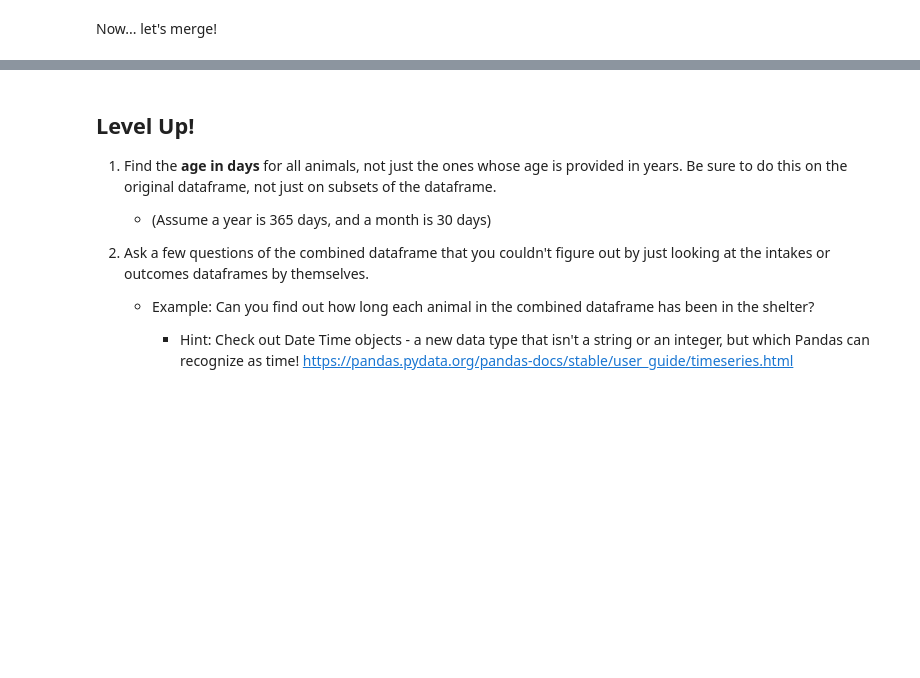
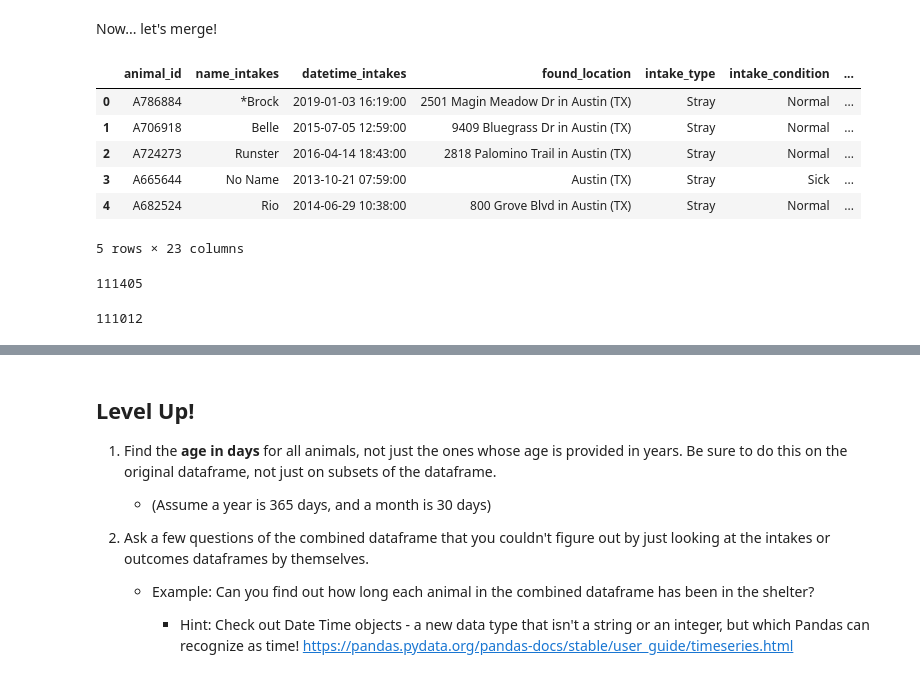
Before and after one commit to alexiskedo/Online-DS-PT-022221, a Jupyter notebook: Phase1/05-Pandas-Practice.ipynb, the cells around one changed output, grey strips where cells are left out. Drawn from its saved outputs; the diff is of its cells as text; code cells hidden in the pictures; blank space fills up the shorter version.

```diff
--- a/Phase1/05-Pandas-Practice.ipynb
+++ b/Phase1/05-Pandas-Practice.ipynb
@@ -384,6 +581,6 @@ Let's do some quick cleaning on our outcomes dataframe...
 # %%
 # Drop duplicate animal IDs, keeping only the 1st
 # Save this as clean_outcomes
-clean_outcomes = None
+clean_outcomes = outcomes.drop_duplicates(subset = ['animal_id'],keep = 'first')
 # %%
 # Sanity check
@@ -391,5 +591,24 @@ clean_outcomes = None
 Now... let's merge!
 # %%
 # Code here to merge dataframes
+total = pd.merge(clean_intakes, clean_outcomes, on=['animal_id'], how='inner', suffixes = ("_intakes", "_outcomes"))
+# %%
+total.head()
+# %% [output]
+|  | animal_id | name_intakes | datetime_intakes | found_location | intake_type | intake_condition | ... |
+| 0 | A786884 | *Brock | 2019-01-03 16:19:00 | 2501 Magin Meadow Dr in Austin (TX) | Stray | Normal | ... |
+| 1 | A706918 | Belle | 2015-07-05 12:59:00 | 9409 Bluegrass Dr in Austin (TX) | Stray | Normal | ... |
+| 2 | A724273 | Runster | 2016-04-14 18:43:00 | 2818 Palomino Trail in Austin (TX) | Stray | Normal | ... |
+| 3 | A665644 | No Name | 2013-10-21 07:59:00 | Austin (TX) | Stray | Sick | ... |
+| 4 | A682524 | Rio | 2014-06-29 10:38:00 | 800 Grove Blvd in Austin (TX) | Stray | Normal | ... |
+5 rows × 23 columns
+# %%
+len(clean_outcomes)
+# %% [output]
+111405
+# %%
+len(clean_intakes)
+# %% [output]
+111012
 # %%
 # Code here to check out the details of our new dataframe
```
Also changed, not shown: parts of 53 cells of this notebook.
